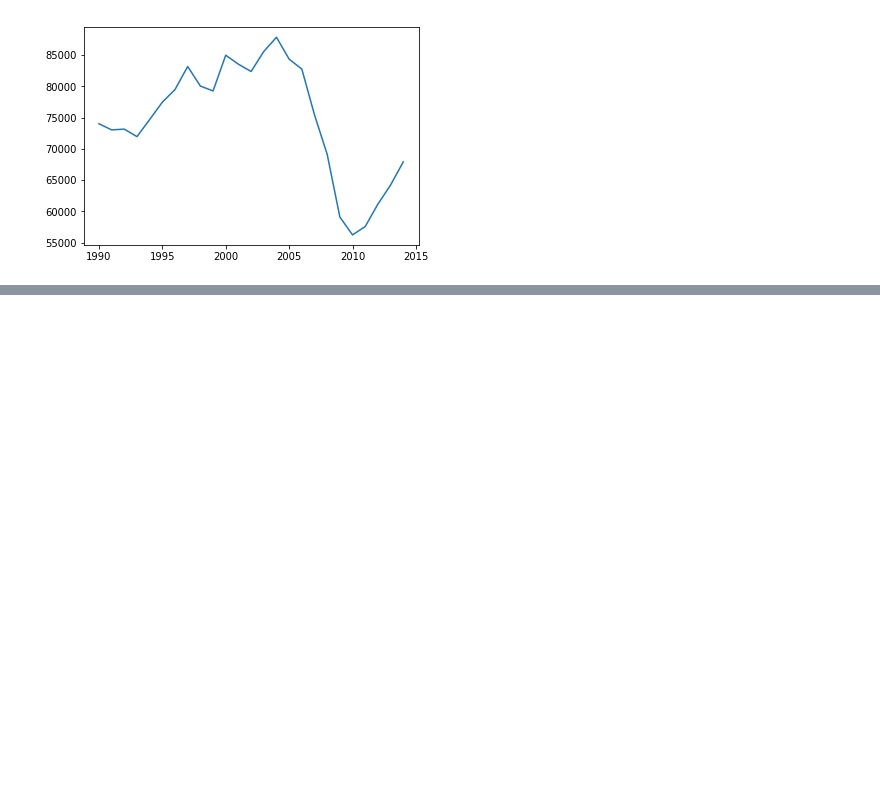
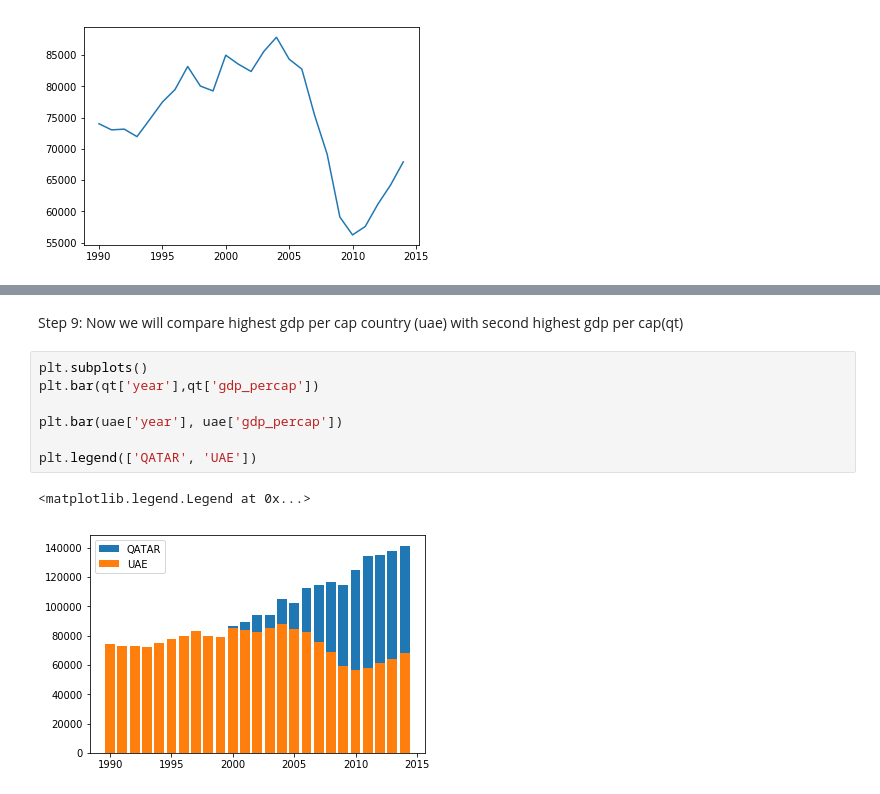
Before and after one commit to lohitpant/DataScienceProjects, a Jupyter notebook: Highest_GDP_per_Capita/Highest_GDP_per_capita.ipynb, the cells around one changed output, grey strips where cells are left out. Saved outputs shown, nothing was run; the diff lists cells and outputs as text; blank space fills up the shorter version.

```diff
--- a/Highest_GDP_per_Capita/Highest_GDP_per_capita.ipynb
+++ b/Highest_GDP_per_Capita/Highest_GDP_per_capita.ipynb
@@ -101,0 +117,12 @@ axis=set_ylabel='GDP Per Capita'
+# %% [markdown]
+Step 9: Now we will compare highest gdp per cap country (uae) with second highest gdp per cap(qt)
+# %%
+plt.subplots()
+plt.bar(qt['year'],qt['gdp_percap'])
+
+plt.bar(uae['year'], uae['gdp_percap'])
+
+plt.legend(['QATAR', 'UAE'])
+# %% [output]
+<matplotlib.legend.Legend at 0x...>
+[figure, added]
```
Also changed, not shown: parts of 5 cells of this notebook.
